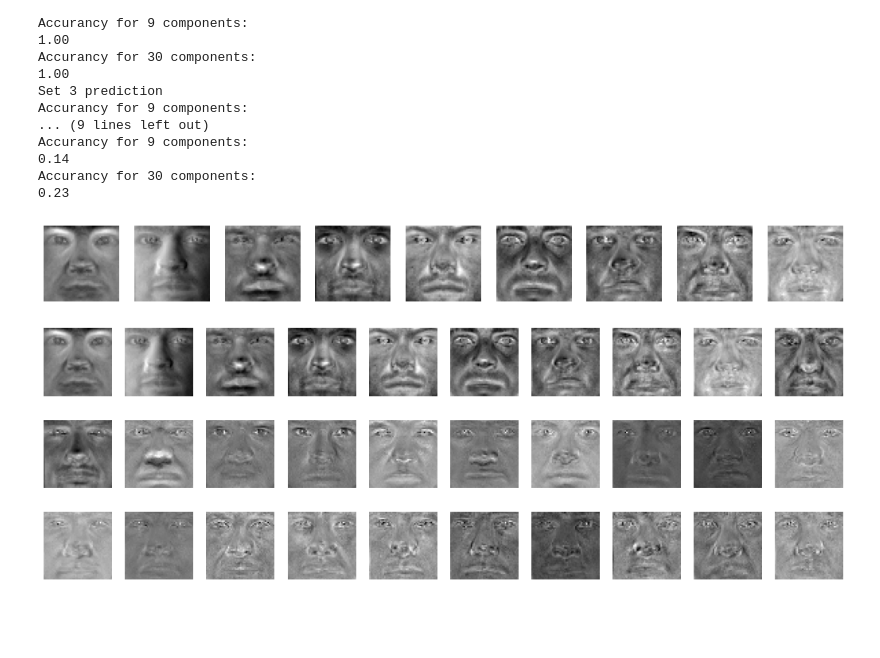
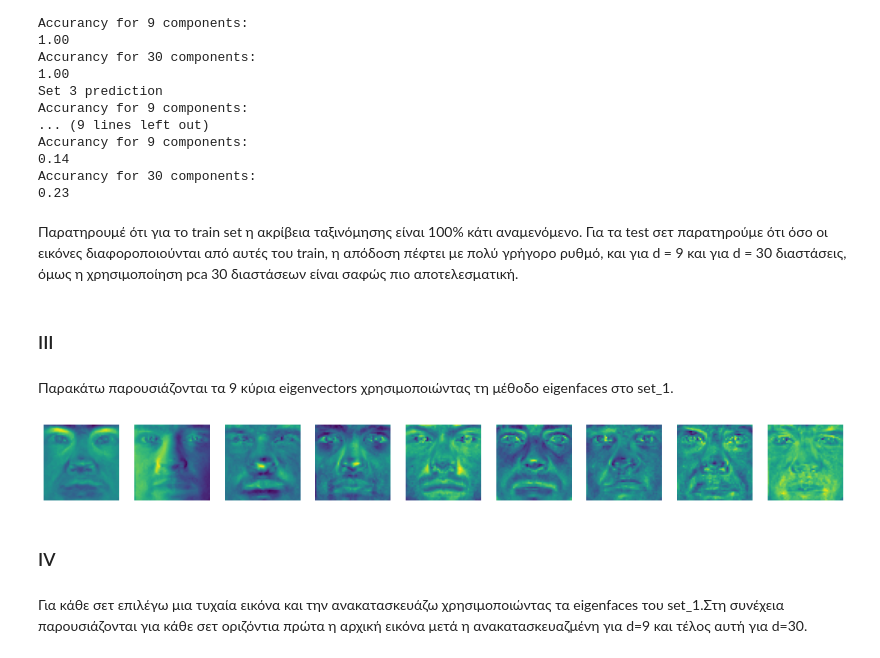
Before and after one commit to NmasouR/Machine_Learning, a Jupyter notebook: EX_2/ex2_solutions.ipynb, the cells around one changed output. Cells and saved outputs as stored; diff of their text form; code cells hidden in the pictures; blank space fills up the shorter version.

```diff
--- a/EX_2/ex2_solutions.ipynb
+++ b/EX_2/ex2_solutions.ipynb
@@ -221,28 +237,27 @@ Accurancy for 9 components:
 0.14
 Accurancy for 30 components:
 0.23
+# %% [markdown]
+Παρατηρουμέ ότι για το train set η ακρίβεια ταξινόμησης είναι 100% κάτι αναμενόμενο. Για τα test σετ παρατηρούμε ότι όσο οι εικόνες διαφοροποιούνται από αυτές του train, η απόδοση πέφτει με πολύ γρήγορο ρυθμό, και για d = 9 και για d = 30 διαστάσεις, όμως η χρησιμοποίηση pca 30 διαστάσεων είναι σαφώς πιο αποτελεσματική.
+# %% [markdown]
+### III
+# %% [markdown]
+Παρακάτω παρουσιάζονται τα 9 κύρια eigenvectors χρησιμοποιώντας τη μέθοδο eigenfaces στο set_1.
 # %%
 plt.figure(figsize=[18,10])
 
 for i in range (9):
   plt.subplot(1,9,i+1)
   curr_img = np.reshape(smallpcaTrain.components_[i], (50,50))
-  plt.imshow(curr_img.T,cmap = plt.cm.gray)
+  plt.imshow(curr_img.T)
   plt.axis('off')
 plt.show()
 # %% [output]
-[figure, old version]
+[figure, new version]
-# %%
-plt.figure(figsize=[18,6])
-
-for i in range (30):
-  plt.subplot(3,10,i+1)
-  curr_img = np.reshape(largepcaTrain.components_[i], (50,50))
-  plt.imshow(curr_img.T,cmap = plt.cm.gray)
-  plt.axis('off')
-plt.show()
-# %% [output]
-[figure, removed]
+# %% [markdown]
+### IV
+# %% [markdown]
+Για κάθε σετ επιλέγω μια τυχαία εικόνα και την ανακατασκευάζω χρησιμοποιώντας τα eigenfaces  του set_1.Στη συνέχεια παρουσιάζονται για κάθε σετ οριζόντια πρώτα η αρχική εικόνα μετά η ανακατασκευαζμένη για d=9 και τέλος αυτή για d=30.
 # %%
 import random
 
```
Also changed, not shown: parts of 18 cells of this notebook.
